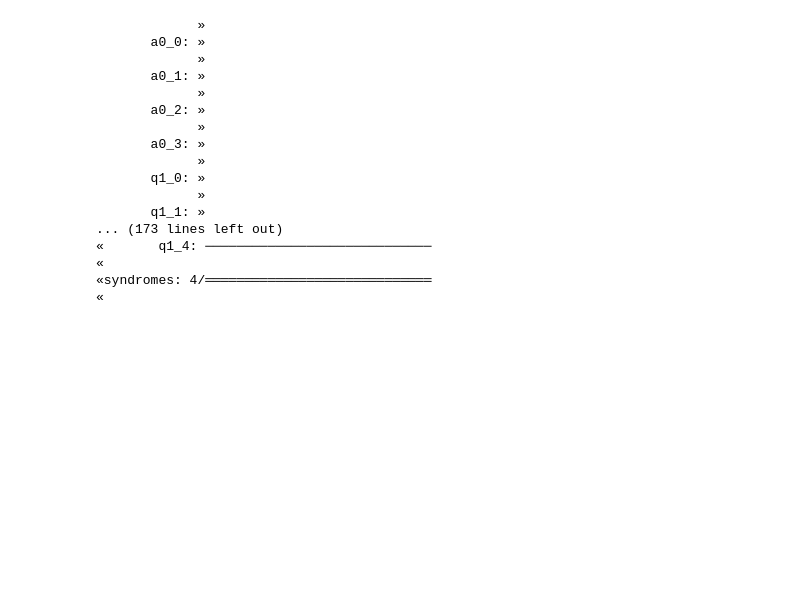
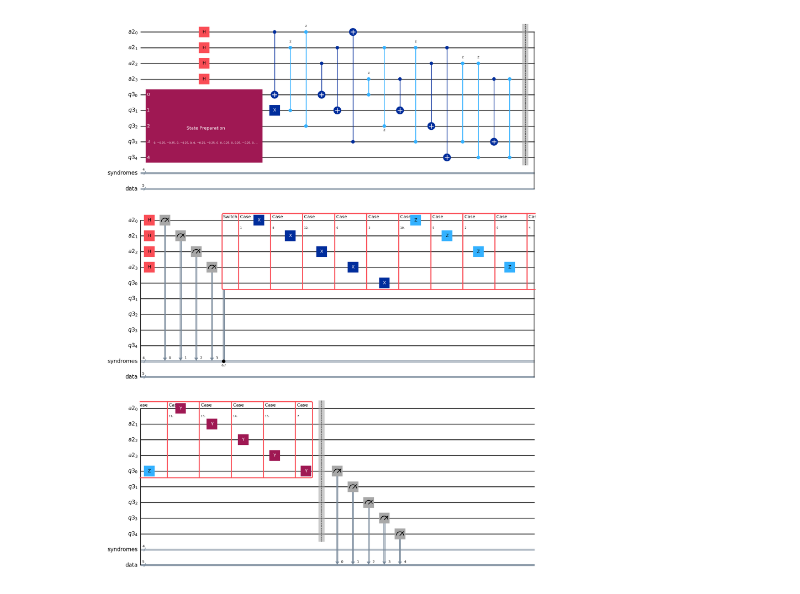
Before and after one commit to 3musqeteers/error-correqtion, a Jupyter notebook: fivequbits.ipynb, the cells around one changed output. Saved outputs shown, nothing was run; the diff lists cells and outputs as text; code cells hidden in the pictures; blank space fills up the shorter version.

Commit message:
implement simulator and test; output currently suggests error in implementation

```diff
--- a/fivequbits.ipynb
+++ b/fivequbits.ipynb
@@ -60,13 +66,14 @@ def prepare_circuit_initial_state(value, probability):
 # %%
 def five_qubit_error_code_circuit(value, probability):
     qc = QuantumCircuit()
-    anciallas = AncillaRegister(size = 4)
+    ancillas = AncillaRegister(size = 4)
     qubits = QuantumRegister(size = 5)
-    qc.add_register(anciallas)
+    qc.add_register(ancillas)
     qc.add_register(qubits)
 
     state_preparation = prepare_circuit_initial_state(value, probability)
     qc.append(state_preparation, range(4,9))
+    qc.x(5) #just for testing purposes
 
     qc.h(0)
     qc.h(1)
@@ -104,7 +111,7 @@ def five_qubit_error_code_circuit(value, probability):
     qc.h(3)
 
     # Measure ancillas to check what we need to correct
-    error_correction(qc, anciallas)
+    error_correction(qc, ancillas)
 
     return qc
 # %%
@@ -145,23 +152,19 @@ def error_correction(circuit, anciallas):
         with case(0b0111):
             circuit.y(4)
 # %%
+# Create the circuit for the five-qubit error correction code
+# The initial state is set to True (1) with a probability of 1
+# test the circuit with a specific initial state, remember that in the circuit we applied X gate to the 5th qubit
+# so the initial state is actually 10000, an error
 circuit = five_qubit_error_code_circuit(True, 1)
-circuit.draw()
+
+classical_register_for_data = ClassicalRegister(5, name="data")
+circuit.add_register(classical_register_for_data)
+circuit.barrier()
+
+# measure
+circuit.measure(range(4,9), classical_register_for_data)
+
+circuit.draw(output="mpl")
 # %% [output]
-             »
-       a0_0: »
-             »
-       a0_1: »
-             »
-       a0_2: »
-             »
-       a0_3: »
-             »
-       q1_0: »
-             »
-       q1_1: »
-... (173 lines left out)
-«       q1_4: ─────────────────────────────
-«
-«syndromes: 4/═════════════════════════════
-«
+[figure, added]
```
Also changed, not shown: parts of 4 cells of this notebook.
